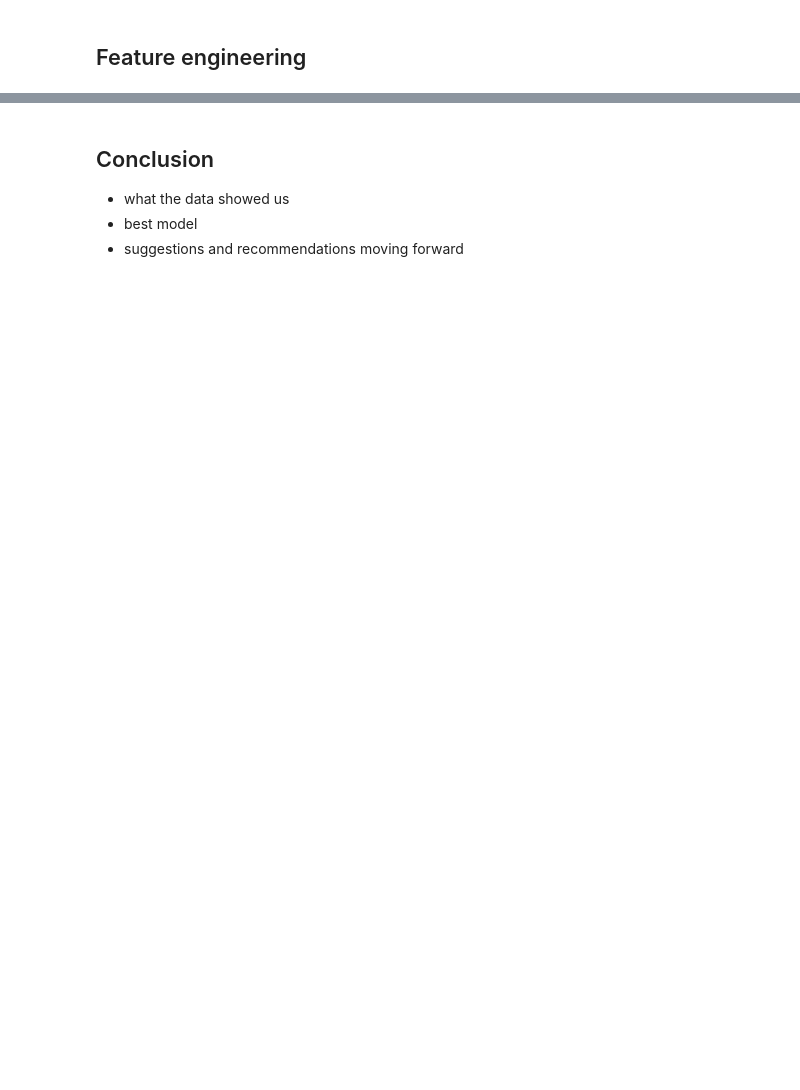
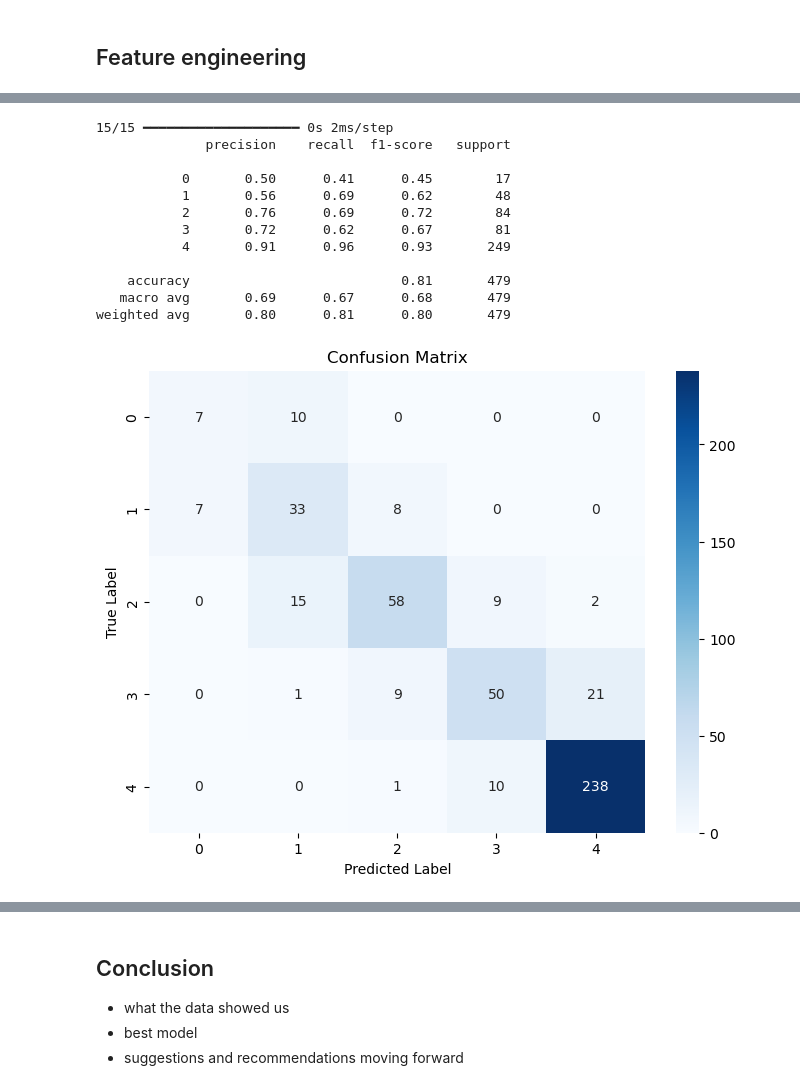
Before and after one commit to CantCode29/MLG382ProjectFolder, a Jupyter notebook: notebooks/BrightAcademyGradeAnalysisAndPredictionNoteBook.ipynb, the cells around one changed output, grey strips where cells are left out. Cells and saved outputs as stored; diff of their text form; code cells hidden in the pictures; blank space fills up the shorter version.

```diff
--- a/notebooks/BrightAcademyGradeAnalysisAndPredictionNoteBook.ipynb
+++ b/notebooks/BrightAcademyGradeAnalysisAndPredictionNoteBook.ipynb
@@ -737,0 +700,21 @@ weighted avg       0.84      0.84      0.84       479
+# %%
+model = keras.Sequential([
+    layers.Dense(250,activation='relu',input_shape=(X_train.shape[1],)), ## first layer meant to find general patterns in the  data
+    layers.Dense(90, activation='relu'), ## second layer meant to find more complex  patterns
+    layers.Dense(5, activation='softmax') ## 5 = the number of classes
+])
+
+model.compile(optimizer='adam',
+              loss='categorical_crossentropy',
+              metrics=['accuracy'])
+
+#Training  the Model
+history = model.fit(X_train, y_train,
+                    epochs=500,
+                    batch_size=32,
+                    validation_split=0.2,
+                    callbacks=[keras.callbacks.EarlyStopping(patience=10)])
+
+# 7. Evaluating  Model
+loss, accuracy = model.evaluate(X_test, y_test)
+print(f"Test Accuracy: {accuracy:.4f}")
@@ -737,0 +740,33 @@ weighted avg       0.84      0.84      0.84       479
+# %%
+y_pred = model.predict(X_test)
+y_pred_classes = np.argmax(y_pred, axis=1)
+y_true_classes = np.argmax(y_test, axis=1)
+
+from sklearn.metrics import classification_report, confusion_matrix
+import matplotlib.pyplot as plt
+import seaborn as sns
+
+print(classification_report(y_true_classes, y_pred_classes))
+cm = confusion_matrix(y_true_classes, y_pred_classes)
+plt.figure(figsize=(8, 6))
+sns.heatmap(cm, annot=True, fmt='d', cmap='Blues')
+plt.xlabel('Predicted Label')
+plt.ylabel('True Label')
+plt.title('Confusion Matrix')
+plt.show()
+
+model.save(filepath='../Artifacts/deeplearningBright.h5')
+# %% [output]
+15/15 ━━━━━━━━━━━━━━━━━━━━ 0s 2ms/step
+              precision    recall  f1-score   support
+
+           0       0.50      0.41      0.45        17
+           1       0.56      0.69      0.62        48
+           2       0.76      0.69      0.72        84
+           3       0.72      0.62      0.67        81
+           4       0.91      0.96      0.93       249
+
+    accuracy                           0.81       479
+   macro avg       0.69      0.67      0.68       479
+weighted avg       0.80      0.81      0.80       479
+[figure, added]
```
Also changed, not shown: parts of 42 cells of this notebook, 5 other files.
